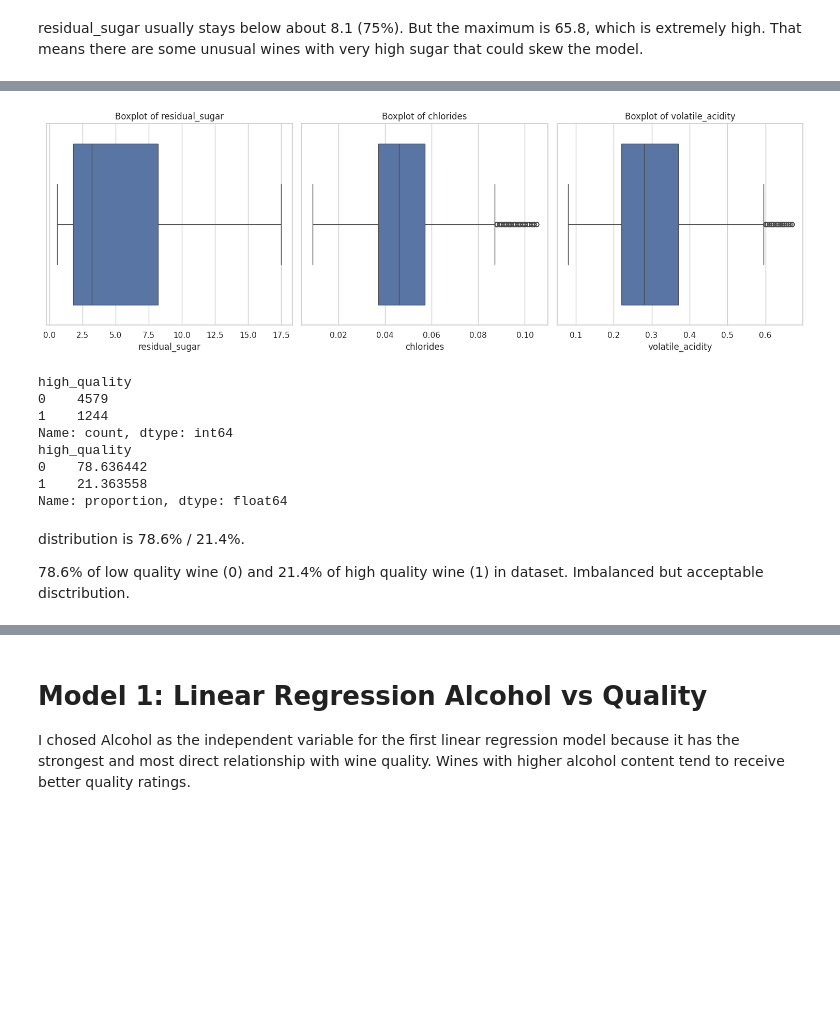
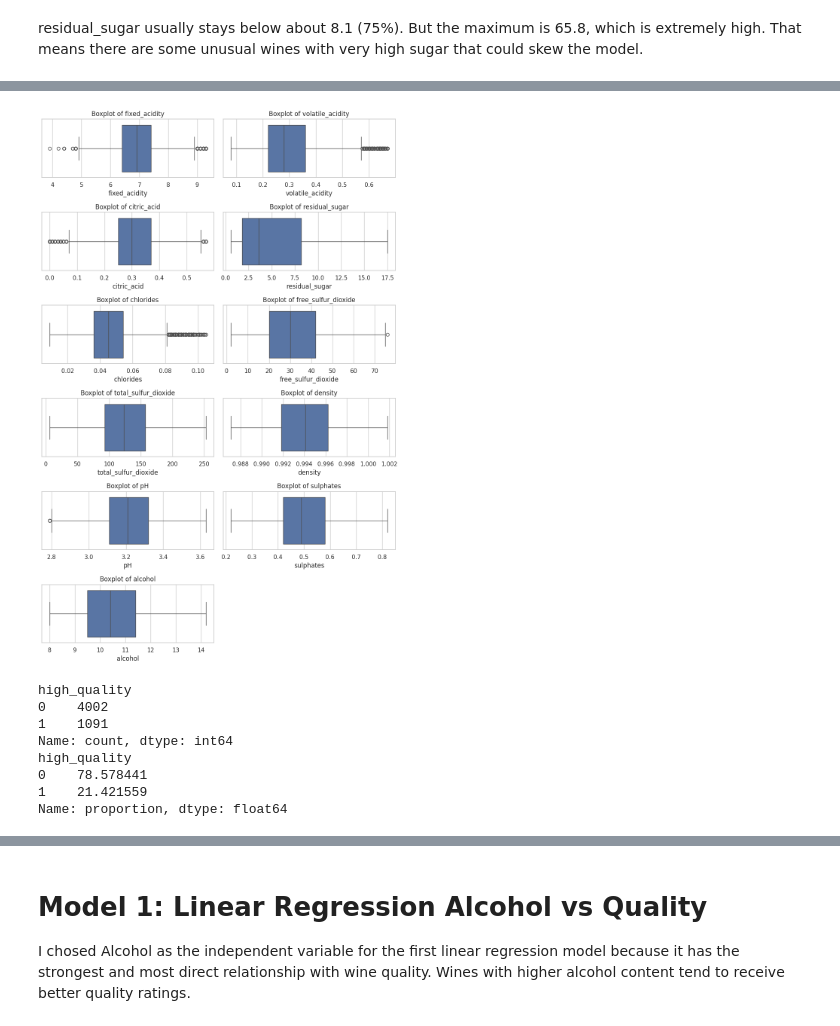
Before and after one commit to roxaaaaa/Predictive-Analytics, a Jupyter notebook: ca1.ipynb, the cells around one changed output, grey strips where cells are left out. Drawn from its saved outputs; the diff is of its cells as text; code cells hidden in the pictures; blank space fills up the shorter version.

```diff
--- a/ca1.ipynb
+++ b/ca1.ipynb
@@ -152,9 +145,12 @@ I only cleaned residual_sugar, chlorides, and volatile_acidity because these wer
 # %%
-for i in ["residual_sugar", "chlorides", "volatile_acidity"]:
+for i in ["residual_sugar", "chlorides", "volatile_acidity",
+          "fixed_acidity", "citric_acid", "free_sulfur_dioxide",
+          "total_sulfur_dioxide", "sulphates", "pH", "density", "alcohol"]:
     Q1 = df[i].quantile(0.25)
     Q3 = df[i].quantile(0.75)
     IQR = Q3 - Q1
     upper = Q3 + 1.5 * IQR
-    print(f"{i} upper bound: {upper}")
     df = df[df[i] <= upper]
+
+print(f"Rows remaining after cleaning: {len(df)}")
 # %% [output]
@@ -174,16 +164,17 @@ This helps linear regression models perform better because it prevents extreme v
 # %%
-plt.figure(figsize=(15, 5))
-features = ["residual_sugar", "chlorides", "volatile_acidity"]
+sns.set_theme(style='whitegrid')
+plt.figure(figsize=(10, 15))
+features = df.drop(columns=['quality']).columns
 
 for i, col in enumerate(features):
-    plt.subplot(1, 3, i + 1)
+    plt.subplot(6, 2, i + 1)
     sns.boxplot(x=df[col])
     plt.title(f'Boxplot of {col}')
 
 plt.tight_layout()
 plt.show()
 # %% [output]
-[figure, old version]
+[figure, new version]
 # %%
 df['high_quality'] = [1 if x >= 7 else 0 for x in df['quality']]
 
@@ -191,14 +182,10 @@ print(df['high_quality'].value_counts())
 print(df['high_quality'].value_counts(normalize=True) * 100)
 # %% [output]
 high_quality
-0    4579
-1    1244
+0    4002
+1    1091
 Name: count, dtype: int64
 high_quality
-0    78.636442
-1    21.363558
+0    78.578441
+1    21.421559
 Name: proportion, dtype: float64
-# %% [markdown]
-distribution is 78.6% / 21.4%.
-
-78.6% of low quality wine (0) and 21.4% of high quality wine (1) in dataset. Imbalanced but acceptable disctribution.
```
Also changed, not shown: parts of 38 cells of this notebook.
